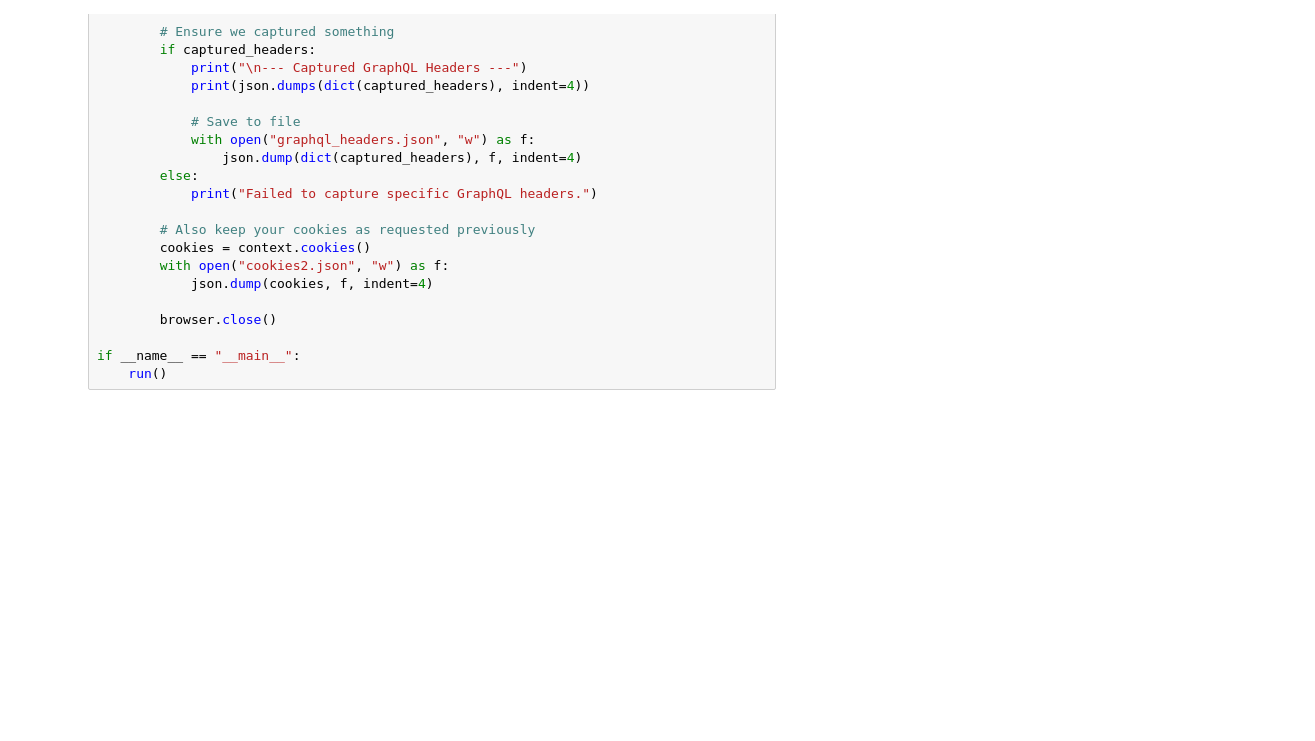
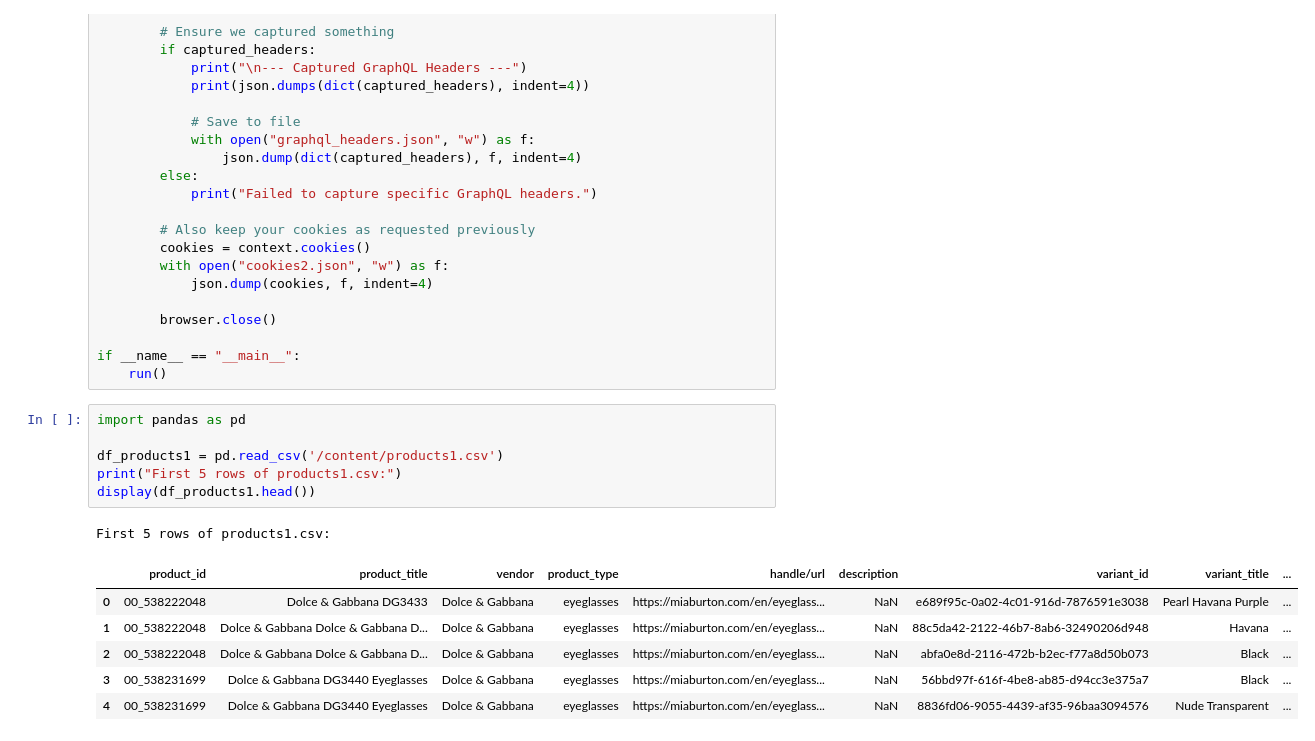
Before and after one commit to amien1410/amien-scrapers, a Jupyter notebook: mia_burton_scraper.ipynb, the cells around one changed output. Cells and saved outputs as stored; diff of their text form; blank space fills up the shorter version.

```diff
--- a/mia_burton_scraper.ipynb
+++ b/mia_burton_scraper.ipynb
@@ -280,3 +280,17 @@ def run():
 
 if __name__ == "__main__":
     run()
+# %%
+import pandas as pd
+
+df_products1 = pd.read_csv('/content/products1.csv')
+print("First 5 rows of products1.csv:")
+display(df_products1.head())
+# %% [output]
+First 5 rows of products1.csv:
+|  | product_id | product_title | vendor | product_type | handle/url | description | variant_id | variant_title | ... |
+| 0 | 00_538222048 | Dolce & Gabbana DG3433 | Dolce & Gabbana | eyeglasses | https://miaburton.com/en/eyeglass... | NaN | e689f95c-0a02-4c01-916d-7876591e3038 | Pearl Havana Purple | ... |
+| 1 | 00_538222048 | Dolce & Gabbana Dolce & Gabbana D... | Dolce & Gabbana | eyeglasses | https://miaburton.com/en/eyeglass... | NaN | 88c5da42-2122-46b7-8ab6-32490206d948 | Havana | ... |
+| 2 | 00_538222048 | Dolce & Gabbana Dolce & Gabbana D... | Dolce & Gabbana | eyeglasses | https://miaburton.com/en/eyeglass... | NaN | abfa0e8d-2116-472b-b2ec-f77a8d50b073 | Black | ... |
+| 3 | 00_538231699 | Dolce & Gabbana DG3440 Eyeglasses | Dolce & Gabbana | eyeglasses | https://miaburton.com/en/eyeglass... | NaN | 56bbd97f-616f-4be8-ab85-d94cc3e375a7 | Black | ... |
+| 4 | 00_538231699 | Dolce & Gabbana DG3440 Eyeglasses | Dolce & Gabbana | eyeglasses | https://miaburton.com/en/eyeglass... | NaN | 8836fd06-9055-4439-af35-96baa3094576 | Nude Transparent | ... |
```
Also changed, not shown: parts of 3 cells of this notebook.
